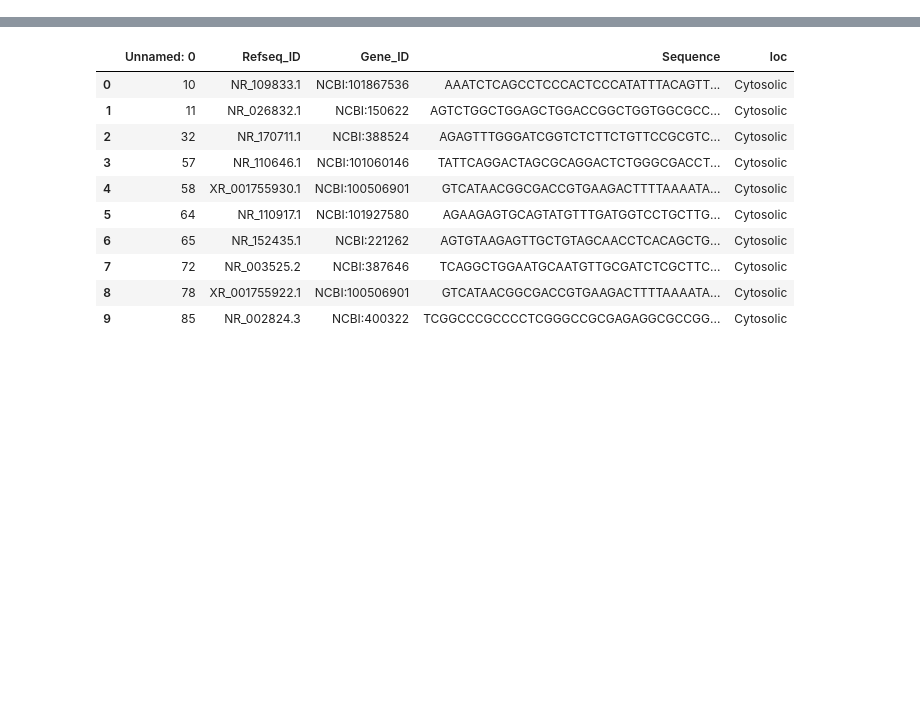
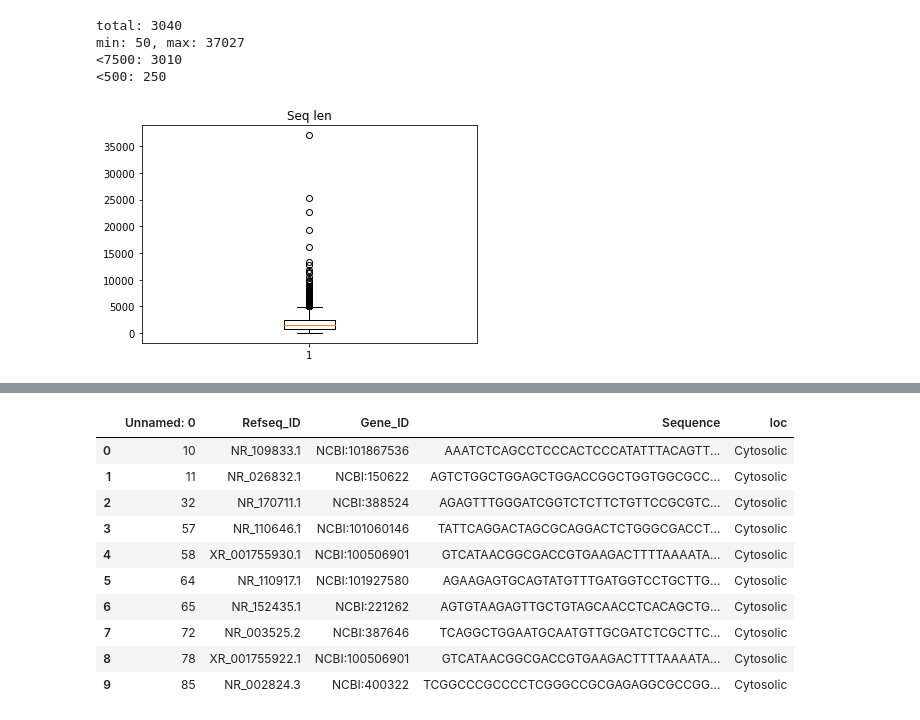
Before and after one commit to JiandeWuu/sixthTool, a Jupyter notebook: data.ipynb, the cells around one changed output, grey strips where cells are left out. Drawn from its saved outputs; the diff is of its cells as text; code cells hidden in the pictures; blank space fills up the shorter version.

```diff
--- a/data.ipynb
+++ b/data.ipynb
@@ -2,4 +2,23 @@
 import numpy as np
 import pandas as pd
 # %%
-seq_df = pd.read_csv("data/linear_features/cdhit80_data_seq_loc75_train.csv")
+seq_df = pd.read_csv("data/linear_features/cdhit80_data_seq_loc75.csv")
+# %%
+import matplotlib.pyplot as plt
+
+l = [len(s) for s in seq_df['Sequence']]
+print("total:", len(l))
+print("min: %d, max: %d" % (min(l), max(l)))
+print("<7500:", sum(np.array(l) < 7500))
+print("<500:", sum(np.array(l) < 500))
+
+
+plt.boxplot(l)
+plt.title("Seq len")
+plt.show()
+# %% [output]
+total: 3040
+min: 50, max: 37027
+<7500: 3010
+<500: 250
+[figure, added]
```
Also changed, not shown: parts of 13 cells of this notebook, 32 other files.
